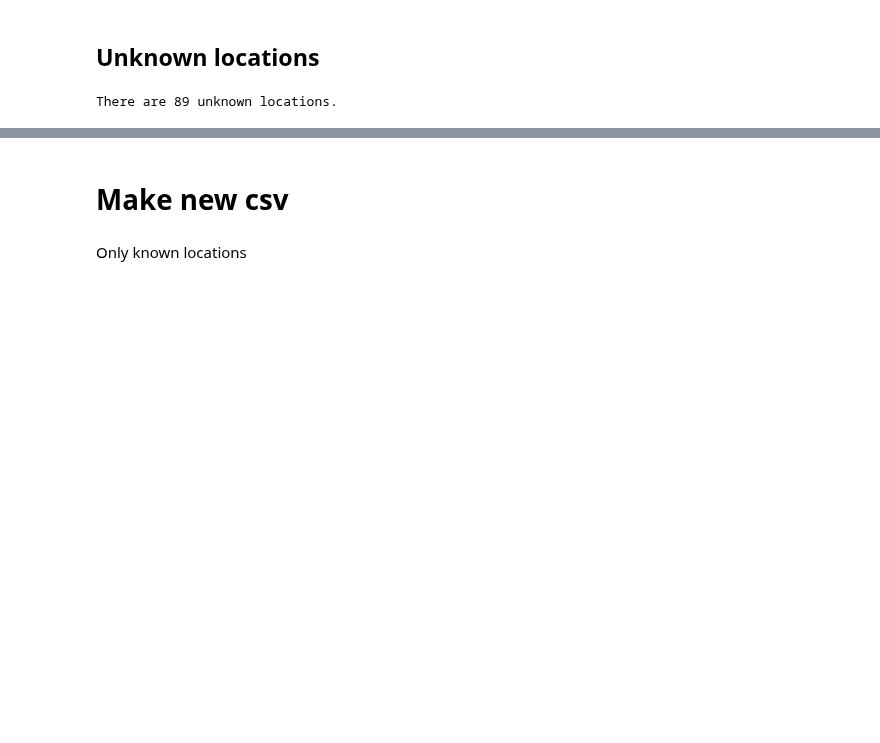
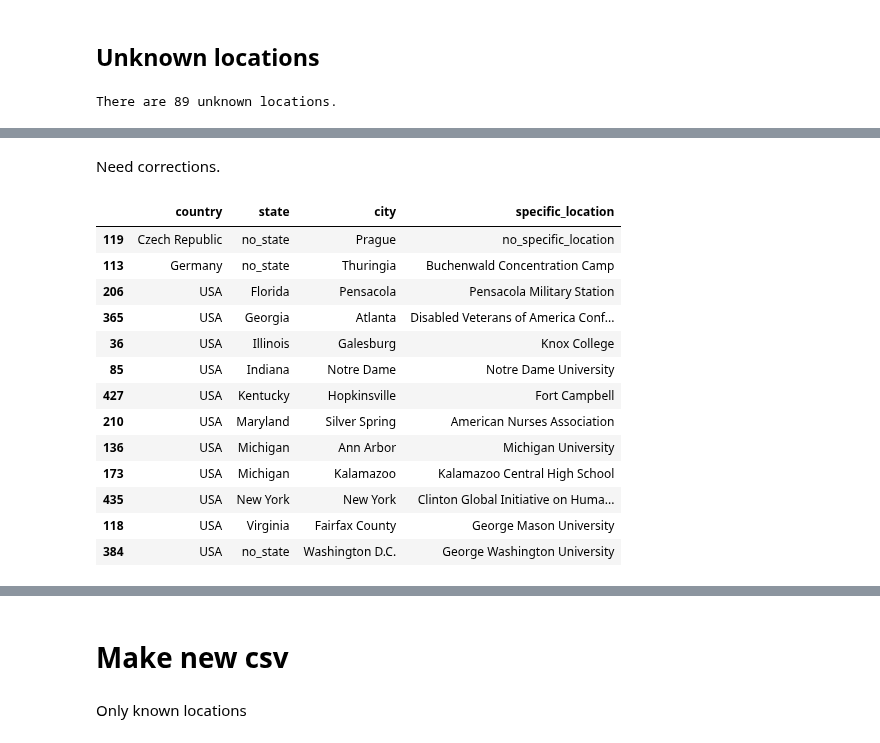
Before and after one commit to jfsalcedo10/mda-kuwait, a Jupyter notebook: notebooks/clean-up-speeches-csv.ipynb, the cells around one changed output, grey strips where cells are left out. Drawn from its saved outputs; the diff is of its cells as text; code cells hidden in the pictures; blank space fills up the shorter version.

```diff
--- a/notebooks/clean-up-speeches-csv.ipynb
+++ b/notebooks/clean-up-speeches-csv.ipynb
@@ -652,0 +690,41 @@ There are 89 unknown locations.
+# %% [markdown]
+Need corrections.
+# %%
+need_corrections = ['Knox_College_Commencement','Notre_Dame_Commencement','Buchenwald_Concentration_Camp',
+                    'Health_Care_George_Mason','START_Treaty_Presser','Michigan_University_Commencement',
+                    'Kalamazoo_HS_Commencement','Pensacola_Military_Personnel','Nurses_Association',
+                    'Disabled_Veterans_Conference','GW_Fiscal_Policy','Fort_Campbell',
+                    'Clinton_Global_Initiative_Human_Trafficking']
+
+countries = ['USA','USA','Germany','USA','Czech Republic','USA','USA','USA','USA','USA','USA','USA','USA']
+states = ['Illinois','Indiana','no_state','Virginia','no_state','Michigan','Michigan','Florida','Maryland',
+          'Georgia','no_state','Kentucky','New York']
+cities = ['Galesburg','Notre Dame','Thuringia','Fairfax County','Prague','Ann Arbor','Kalamazoo','Pensacola',
+          'Silver Spring','Atlanta','Washington D.C.','Hopkinsville','New York']
+locations = ['Knox College','Notre Dame University','Buchenwald Concentration Camp','George Mason University',
+             'no_specific_location','Michigan University','Kalamazoo Central High School',
+             'Pensacola Military Station','American Nurses Association',
+             'Disabled Veterans of America Conference','George Washington University','Fort Campbell',
+             'Clinton Global Initiative on Human Trafficking']
+
+df.loc[df.title.isin(need_corrections), 'country'] = countries
+df.loc[df.title.isin(need_corrections), 'state'] = states
+df.loc[df.title.isin(need_corrections), 'city'] = cities
+df.loc[df.title.isin(need_corrections), 'specific_location'] = locations
+df.loc[df.title.isin(need_corrections), ['country','state','city','specific_location']].sort_values(
+    by= ['country','state','city','specific_location'])
+# %% [output]
+|  | country | state | city | specific_location |
+| 119 | Czech Republic | no_state | Prague | no_specific_location |
+| 113 | Germany | no_state | Thuringia | Buchenwald Concentration Camp |
+| 206 | USA | Florida | Pensacola | Pensacola Military Station |
+| 365 | USA | Georgia | Atlanta | Disabled Veterans of America Conf... |
+| 36 | USA | Illinois | Galesburg | Knox College |
+| 85 | USA | Indiana | Notre Dame | Notre Dame University |
+| 427 | USA | Kentucky | Hopkinsville | Fort Campbell |
+| 210 | USA | Maryland | Silver Spring | American Nurses Association |
+| 136 | USA | Michigan | Ann Arbor | Michigan University |
+| 173 | USA | Michigan | Kalamazoo | Kalamazoo Central High School |
+| 435 | USA | New York | New York | Clinton Global Initiative on Huma... |
+| 118 | USA | Virginia | Fairfax County | George Mason University |
+| 384 | USA | no_state | Washington D.C. | George Washington University |
```
Also changed, not shown: parts of 16 cells of this notebook, 1 other file.
